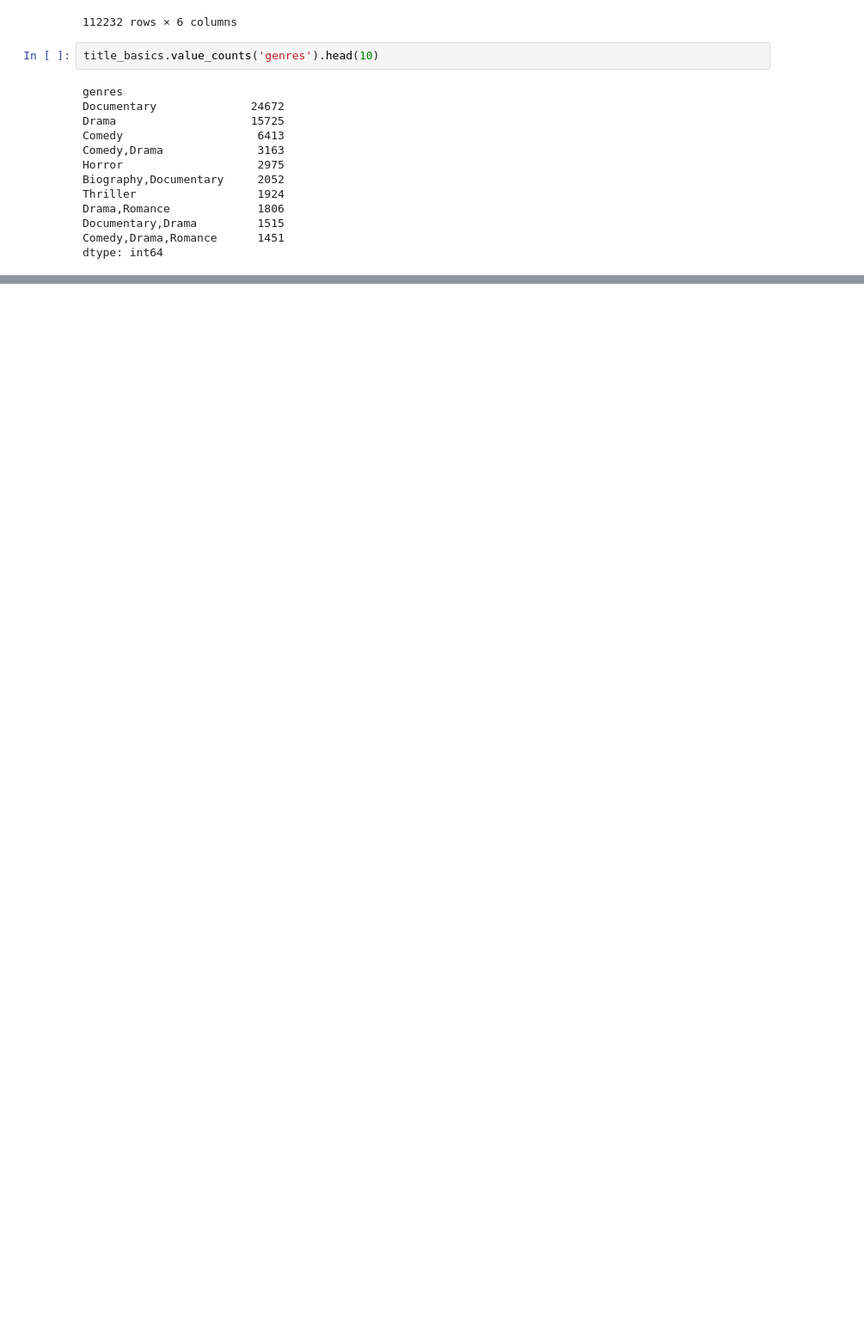
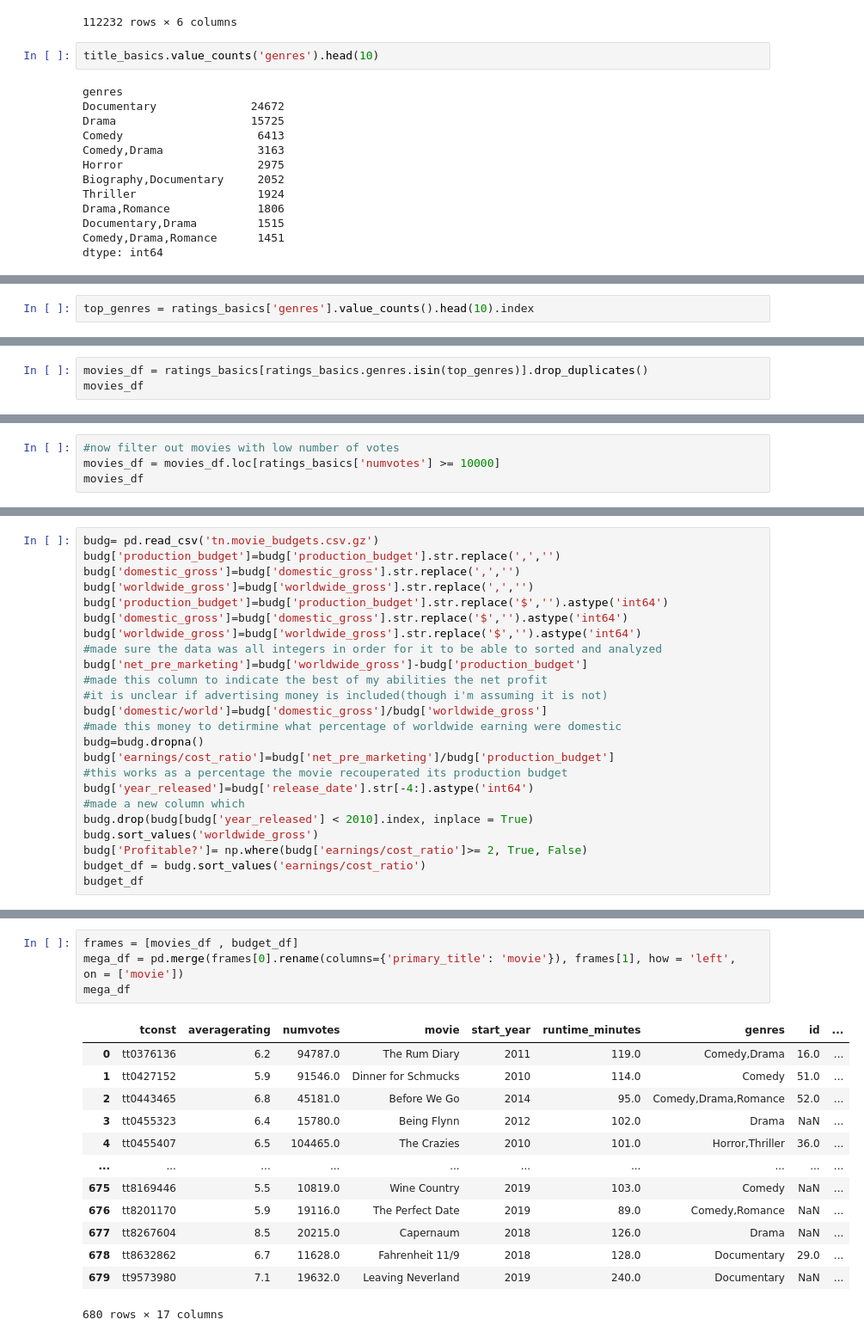
Before and after one commit to EmmaChoate/microsoft_movie_analysis, a Jupyter notebook: data/zippedData/Project 1 Data.ipynb, the cells around one changed output, grey strips where cells are left out. Shown at 86% size. Saved outputs shown, nothing was run; the diff lists cells and outputs as text; blank space fills up the shorter version.

```diff
--- a/data/zippedData/Project 1 Data.ipynb
+++ b/data/zippedData/Project 1 Data.ipynb
@@ -130,0 +178,2 @@ dtype: int64
+# %%
+top_genres = ratings_basics['genres'].value_counts().head(10).index
@@ -130,0 +253,3 @@ dtype: int64
+# %%
+movies_df = ratings_basics[ratings_basics.genres.isin(top_genres)].drop_duplicates()
+movies_df
@@ -130,0 +270,4 @@ dtype: int64
+# %%
+#now filter out movies with low number of votes
+movies_df = movies_df.loc[ratings_basics['numvotes'] >= 10000]
+movies_df
@@ -130,0 +306,24 @@ dtype: int64
+# %%
+budg= pd.read_csv('tn.movie_budgets.csv.gz')
+budg['production_budget']=budg['production_budget'].str.replace(',','')
+budg['domestic_gross']=budg['domestic_gross'].str.replace(',','')
+budg['worldwide_gross']=budg['worldwide_gross'].str.replace(',','')
+budg['production_budget']=budg['production_budget'].str.replace('$','').astype('int64')
+budg['domestic_gross']=budg['domestic_gross'].str.replace('$','').astype('int64')
+budg['worldwide_gross']=budg['worldwide_gross'].str.replace('$','').astype('int64')
+#made sure the data was all integers in order for it to be able to sorted and analyzed
+budg['net_pre_marketing']=budg['worldwide_gross']-budg['production_budget']
+#made this column to indicate the best of my abilities the net profit
+#it is unclear if advertising money is included(though i'm assuming it is not)
+budg['domestic/world']=budg['domestic_gross']/budg['worldwide_gross']
+#made this money to detirmine what percentage of worldwide earning were domestic
+budg=budg.dropna()
+budg['earnings/cost_ratio']=budg['net_pre_marketing']/budg['production_budget']
+#this works as a percentage the movie recouperated its production budget
+budg['year_released']=budg['release_date'].str[-4:].astype('int64')
+#made a new column which
+budg.drop(budg[budg['year_released'] < 2010].index, inplace = True)
+budg.sort_values('worldwide_gross')
+budg['Profitable?']= np.where(budg['earnings/cost_ratio']>= 2, True, False)
+budget_df = budg.sort_values('earnings/cost_ratio')
+budget_df
@@ -130,0 +360,18 @@ dtype: int64
+# %%
+frames = [movies_df , budget_df]
+mega_df = pd.merge(frames[0].rename(columns={'primary_title': 'movie'}), frames[1], how = 'left',  on = ['movie'])
+mega_df
+# %% [output]
+|  | tconst | averagerating | numvotes | movie | start_year | runtime_minutes | genres | id | ... |
+| 0 | tt0376136 | 6.2 | 94787.0 | The Rum Diary | 2011 | 119.0 | Comedy,Drama | 16.0 | ... |
+| 1 | tt0427152 | 5.9 | 91546.0 | Dinner for Schmucks | 2010 | 114.0 | Comedy | 51.0 | ... |
+| 2 | tt0443465 | 6.8 | 45181.0 | Before We Go | 2014 | 95.0 | Comedy,Drama,Romance | 52.0 | ... |
+| 3 | tt0455323 | 6.4 | 15780.0 | Being Flynn | 2012 | 102.0 | Drama | NaN | ... |
+| 4 | tt0455407 | 6.5 | 104465.0 | The Crazies | 2010 | 101.0 | Horror,Thriller | 36.0 | ... |
+| ... | ... | ... | ... | ... | ... | ... | ... | ... | ... |
+| 675 | tt8169446 | 5.5 | 10819.0 | Wine Country | 2019 | 103.0 | Comedy | NaN | ... |
+| 676 | tt8201170 | 5.9 | 19116.0 | The Perfect Date | 2019 | 89.0 | Comedy,Romance | NaN | ... |
+| 677 | tt8267604 | 8.5 | 20215.0 | Capernaum | 2018 | 126.0 | Drama | NaN | ... |
+| 678 | tt8632862 | 6.7 | 11628.0 | Fahrenheit 11/9 | 2018 | 128.0 | Documentary | 29.0 | ... |
+| 679 | tt9573980 | 7.1 | 19632.0 | Leaving Neverland | 2019 | 240.0 | Documentary | NaN | ... |
+680 rows × 17 columns
```
Also changed, not shown: parts of 24 cells of this notebook.
